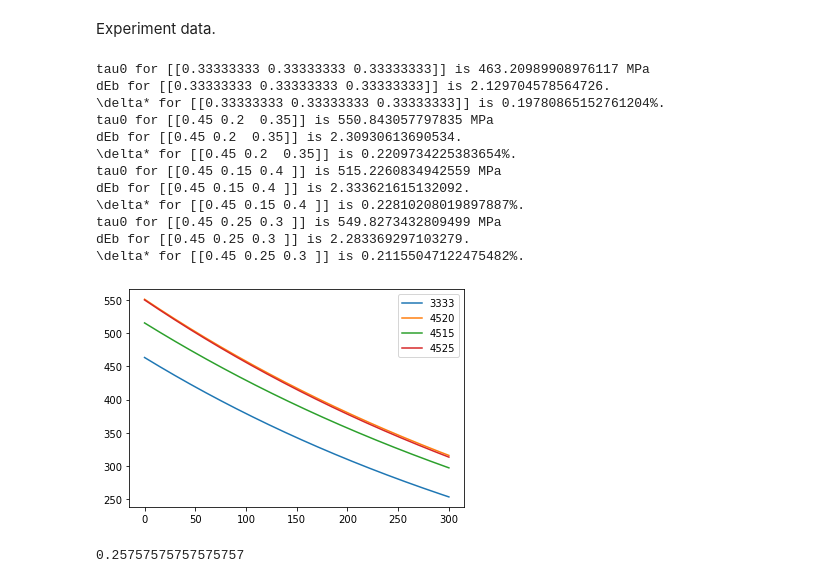
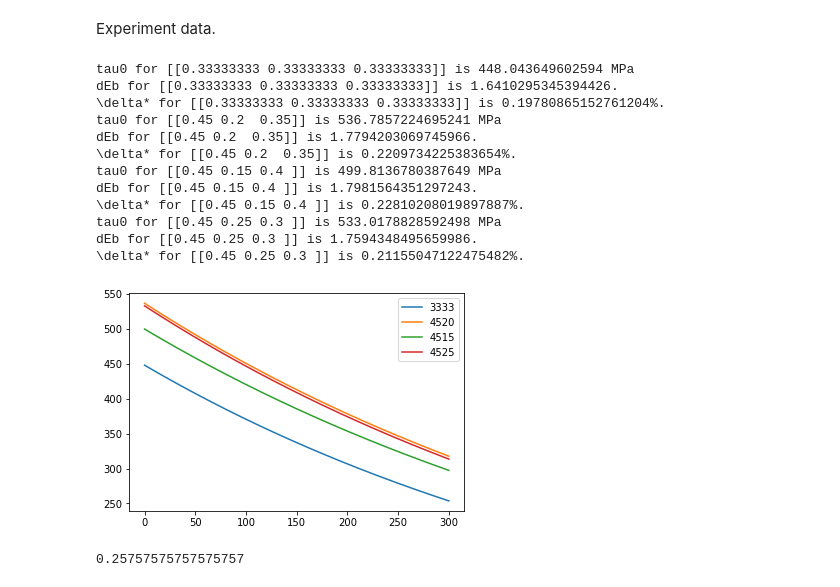
Before and after one commit to wzetto/MATools, a Jupyter notebook: Models/Toda_Caraballo_sss/crss_calc.ipynb, the cells around one changed output. Saved outputs shown, nothing was run; the diff lists cells and outputs as text; code cells hidden in the pictures.

```diff
--- a/Models/Toda_Caraballo_sss/crss_calc.ipynb
+++ b/Models/Toda_Caraballo_sss/crss_calc.ipynb
@@ -304,10 +304,10 @@ k_list = np.array([195.5, 168.65, 174.67])*1e9
 
 #* Model using
 mode = 'Var'
-epsi_0 = 1e7
-alpha = 0.257
+epsi_0 = 1e4
+alpha = 0.183
 
-def tao_curve(tao0_exp, temp_fin_exp, x, mu, alpha, mode='TC'):
+def tao_curve(tao0_exp, temp_fin_exp, x, mu, alpha, mode='TC', printout=True):
     '''
     Generate YS-T curve based on Varvenne model.
     '''
@@ -316,58 +316,68 @@ def tao_curve(tao0_exp, temp_fin_exp, x, mu, alpha, mode='TC'):
         tao0_exp*1e6, temp_fin_exp, epsi_0, 1e-4, alpha, mode)
     de = tc_.dEb(alpha, mode)[1]
 
-    print(f'tau0 for {x} is {tao_0[1]*1e-6} MPa')
-    print(f'dEb for {x} is {de*6.241509e18}.')
-    print(f'\delta* for {x} is {tc_.ys_(0)[0][0,0]*100}%.')
+    if printout:
+        print(f'tau0 for {x} is {tao_0[1]*1e-6} MPa')
+        print(f'dEb for {x} is {de*6.241509e18}.')
+        print(f'\delta* for {x} is {tc_.ys_(0)[0][0,0]*100}%.')
     # print(f'TC-strength for {x} is {tc_.ys_(tao0_exp*1e6)[1]*1e-6} MPa.')
 
     ys_temp1, ys_temp2, ys_temp3 = tc_.tao_list(
         tao0=tao_0, temp=temp,
         epsi_0=epsi_0, epsi_=1e-4,
         alpha=alpha, mode=mode
     )
     #* Choose the Var atomic radii.
     if mode == 'TC':
         ys_temp = ys_temp1
     elif mode == 'Var':
         ys_temp = ys_temp2
 
     return tao_0[1]*1e-6, ys_temp, tc_
 
-# alpha_list = np.linspace(0.2, 0.4, 100)
+# #* A grid search for best alpha and epsilon.
+# minimun = 1000
+# alpha_list = np.linspace(0.01, 0.4, 5000)
+# epsilon_list = np.logspace(4, 8, 5)
 # for alpha_ in alpha_list:
-tao_3333, ys_temp_3333, tc_3333 = tao_curve(ys_min_3333, t_fin_3333, x_3333, mu_3333, alpha_, mode)
-tao_4520, ys_temp_4520, tc_4520 = tao_curve(ys_min_4520, t_fin_4520, x_4520, mu_4520, alpha_, mode)
-tao_4515, ys_temp_4515, tc_4515 = tao_curve(ys_min_4515, t_fin_4515, x_4515, mu_4515, alpha_, mode)
-tao_4525, ys_temp_4525, tc_4525 = tao_curve(ys_min_4525, t_fin_4525, x_4525, mu_4525, alpha_, mode)
+#     for epsilon_ in epsilon_list:
+tao_3333, ys_temp_3333, tc_3333 = tao_curve(ys_min_3333, t_fin_3333, x_3333, mu_3333, alpha, mode, True)
+tao_4520, ys_temp_4520, tc_4520 = tao_curve(ys_min_4520, t_fin_4520, x_4520, mu_4520, alpha, mode, True)
+tao_4515, ys_temp_4515, tc_4515 = tao_curve(ys_min_4515, t_fin_4515, x_4515, mu_4515, alpha, mode, True)
+tao_4525, ys_temp_4525, tc_4525 = tao_curve(ys_min_4525, t_fin_4525, x_4525, mu_4525, alpha, mode, True)
 
-    # tao_pre = np.array([tao_4515, tao_4520, tao_4525, tao_3333])
-    # res = np.sum(np.abs(tao_pre-tau0_exp))
+        # tao_pre = np.array([tao_4515, tao_4520, tao_4525, tao_3333])
+        # res = np.linalg.norm(tao_pre-tau0_exp)
+
+        # if res < minimun:
+        #     minimun = res.copy()
+        #     alpha_min = alpha_.copy()
+        #     epsilon_min = epsilon_.copy()
 
     # res_list.append(res)
 plt.plot(temp, ys_temp_3333*1e-6, label='3333')
 plt.plot(temp, ys_temp_4520*1e-6, label='4520')
 plt.plot(temp, ys_temp_4515*1e-6, label='4515')
 plt.plot(temp, ys_temp_4525*1e-6, label='4525')
 
 plt.legend()
 plt.show()
 
-# plt.plot(alpha_list, res_list)
+# print(minimun, alpha_min, epsilon_min)
 # %% [output]
-tau0 for [[0.33333333 0.33333333 0.33333333]] is 463.20989908976117 MPa
-dEb for [[0.33333333 0.33333333 0.33333333]] is 2.129704578564726.
+tau0 for [[0.33333333 0.33333333 0.33333333]] is 448.043649602594 MPa
+dEb for [[0.33333333 0.33333333 0.33333333]] is 1.6410295345394426.
 \delta* for [[0.33333333 0.33333333 0.33333333]] is 0.19780865152761204%.
-tau0 for [[0.45 0.2  0.35]] is 550.843057797835 MPa
-dEb for [[0.45 0.2  0.35]] is 2.30930613690534.
+tau0 for [[0.45 0.2  0.35]] is 536.7857224695241 MPa
+dEb for [[0.45 0.2  0.35]] is 1.7794203069745966.
 \delta* for [[0.45 0.2  0.35]] is 0.2209734225383654%.
-tau0 for [[0.45 0.15 0.4 ]] is 515.2260834942559 MPa
-dEb for [[0.45 0.15 0.4 ]] is 2.333621615132092.
+tau0 for [[0.45 0.15 0.4 ]] is 499.8136780387649 MPa
+dEb for [[0.45 0.15 0.4 ]] is 1.7981564351297243.
 \delta* for [[0.45 0.15 0.4 ]] is 0.22810208019897887%.
-tau0 for [[0.45 0.25 0.3 ]] is 549.8273432809499 MPa
-dEb for [[0.45 0.25 0.3 ]] is 2.283369297103279.
+tau0 for [[0.45 0.25 0.3 ]] is 533.0178828592498 MPa
+dEb for [[0.45 0.25 0.3 ]] is 1.7594348495659986.
 \delta* for [[0.45 0.25 0.3 ]] is 0.21155047122475482%.
-[figure, old version]
+[figure, new version]
 # %%
 alpha_list[np.argmin(res_list)]
 # %% [output]
```
Also changed, not shown: 4 other files.
